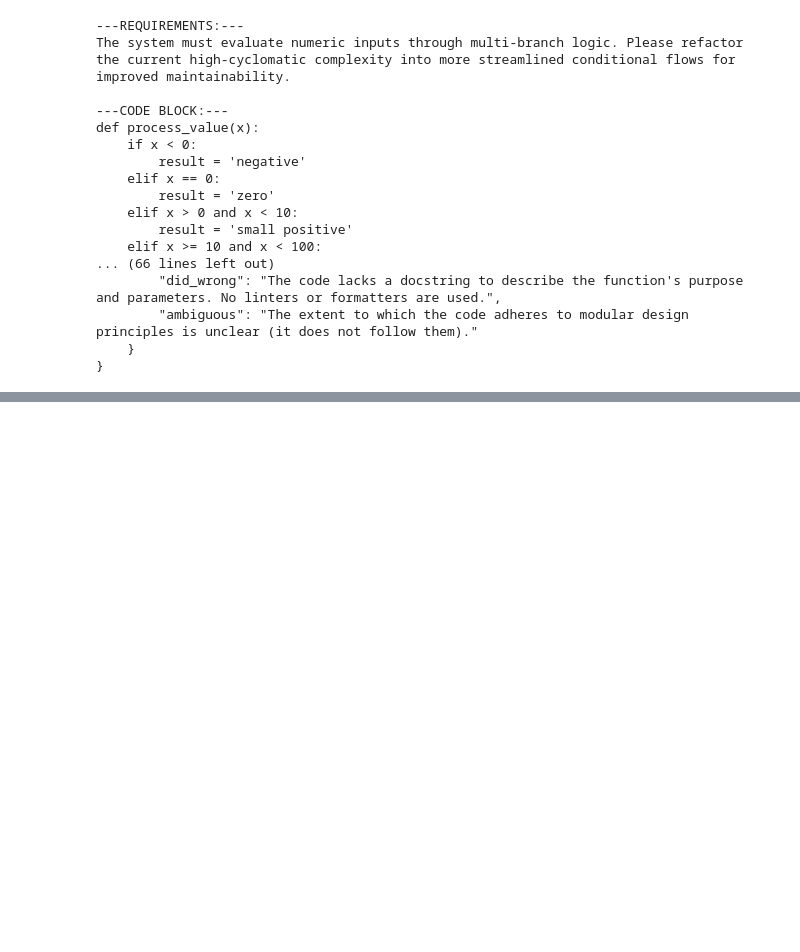
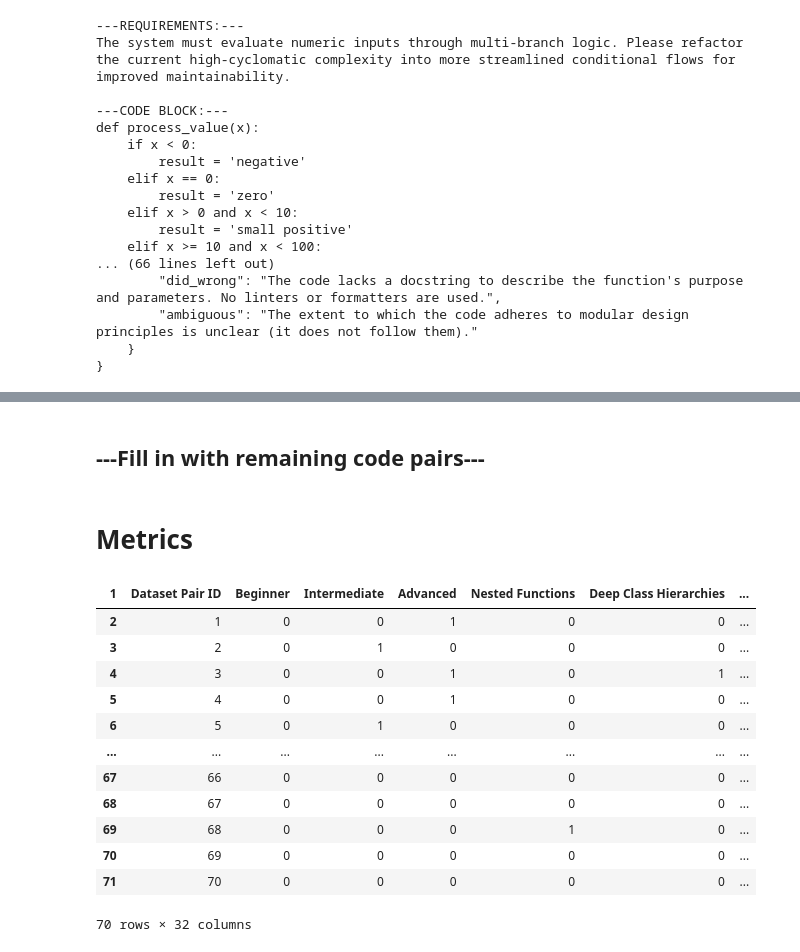
Before and after one commit to push-to-prod-ai/push-to-prod, a Jupyter notebook: syntropy-app/eda-notebook.ipynb, the cells around one changed output, grey strips where cells are left out. Cells and saved outputs as stored; diff of their text form; code cells hidden in the pictures; blank space fills up the shorter version.

```diff
--- a/syntropy-app/eda-notebook.ipynb
+++ b/syntropy-app/eda-notebook.ipynb
@@ -381,0 +1928,4 @@ SyntaxError: expression expected after dictionary key and ':' (155827130.py, lin
+# %% [markdown]
+## ---Fill in with remaining code pairs---
+# %% [markdown]
+# Metrics
@@ -381,0 +1934,22 @@ SyntaxError: expression expected after dictionary key and ':' (155827130.py, lin
+# %%
+dataset_config = pd.read_csv('Synthetic Dataset Configuration.csv').drop(columns=['COUNT'])
+dataset_config.columns = dataset_config.iloc[1]
+dataset_config = dataset_config.iloc[2:]
+
+for c in dataset_config.columns:
+    dataset_config[c] = dataset_config[c].astype(int)
+dataset_config
+# %% [output]
+| 1 | Dataset Pair ID | Beginner | Intermediate | Advanced | Nested Functions | Deep Class Hierarchies | ... |
+| 2 | 1 | 0 | 0 | 1 | 0 | 0 | ... |
+| 3 | 2 | 0 | 1 | 0 | 0 | 0 | ... |
+| 4 | 3 | 0 | 0 | 1 | 0 | 1 | ... |
+| 5 | 4 | 0 | 0 | 1 | 0 | 0 | ... |
+| 6 | 5 | 0 | 1 | 0 | 0 | 0 | ... |
+| ... | ... | ... | ... | ... | ... | ... | ... |
+| 67 | 66 | 0 | 0 | 0 | 0 | 0 | ... |
+| 68 | 67 | 0 | 0 | 0 | 0 | 0 | ... |
+| 69 | 68 | 0 | 0 | 0 | 1 | 0 | ... |
+| 70 | 69 | 0 | 0 | 0 | 0 | 0 | ... |
+| 71 | 70 | 0 | 0 | 0 | 0 | 0 | ... |
+70 rows × 32 columns
```
Also changed, not shown: parts of 46 cells of this notebook, 2 other files.
